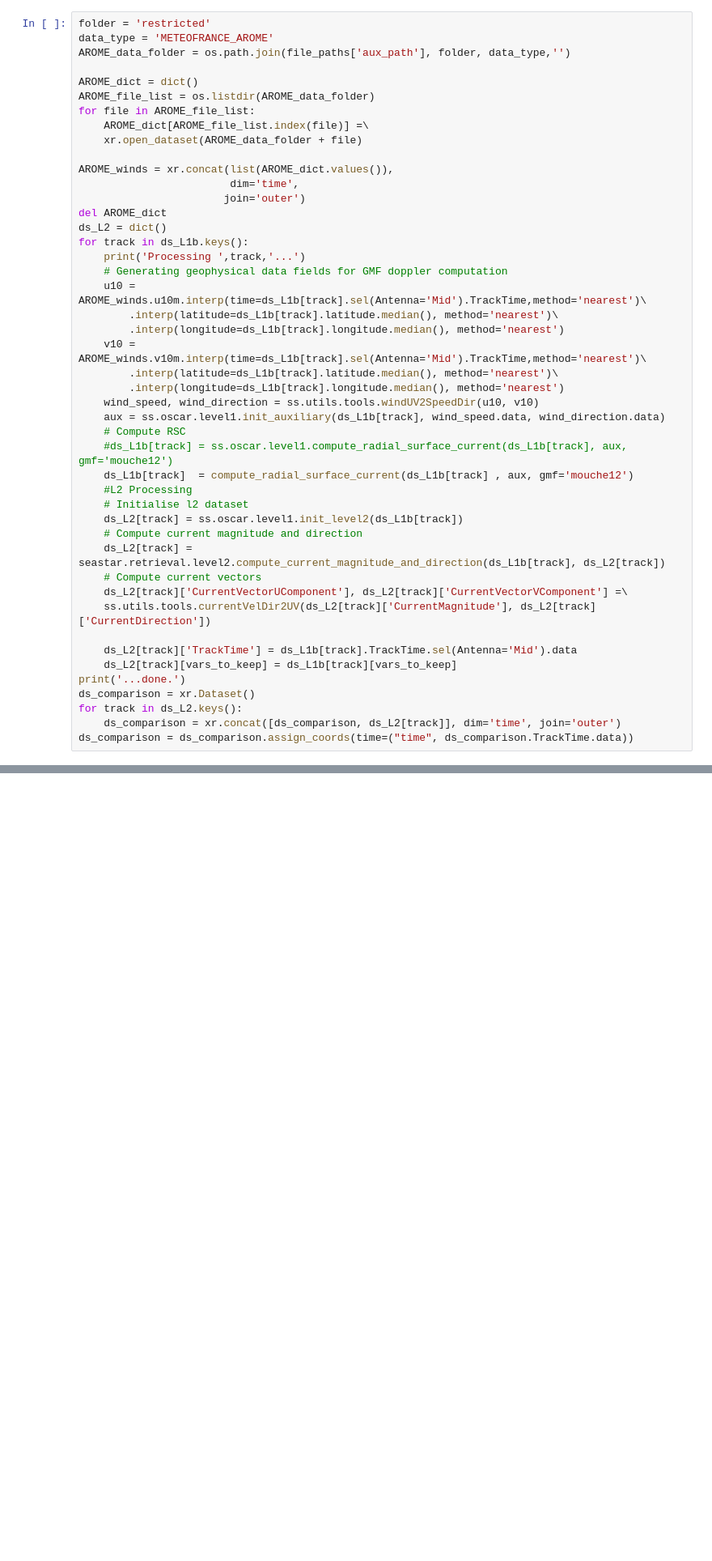
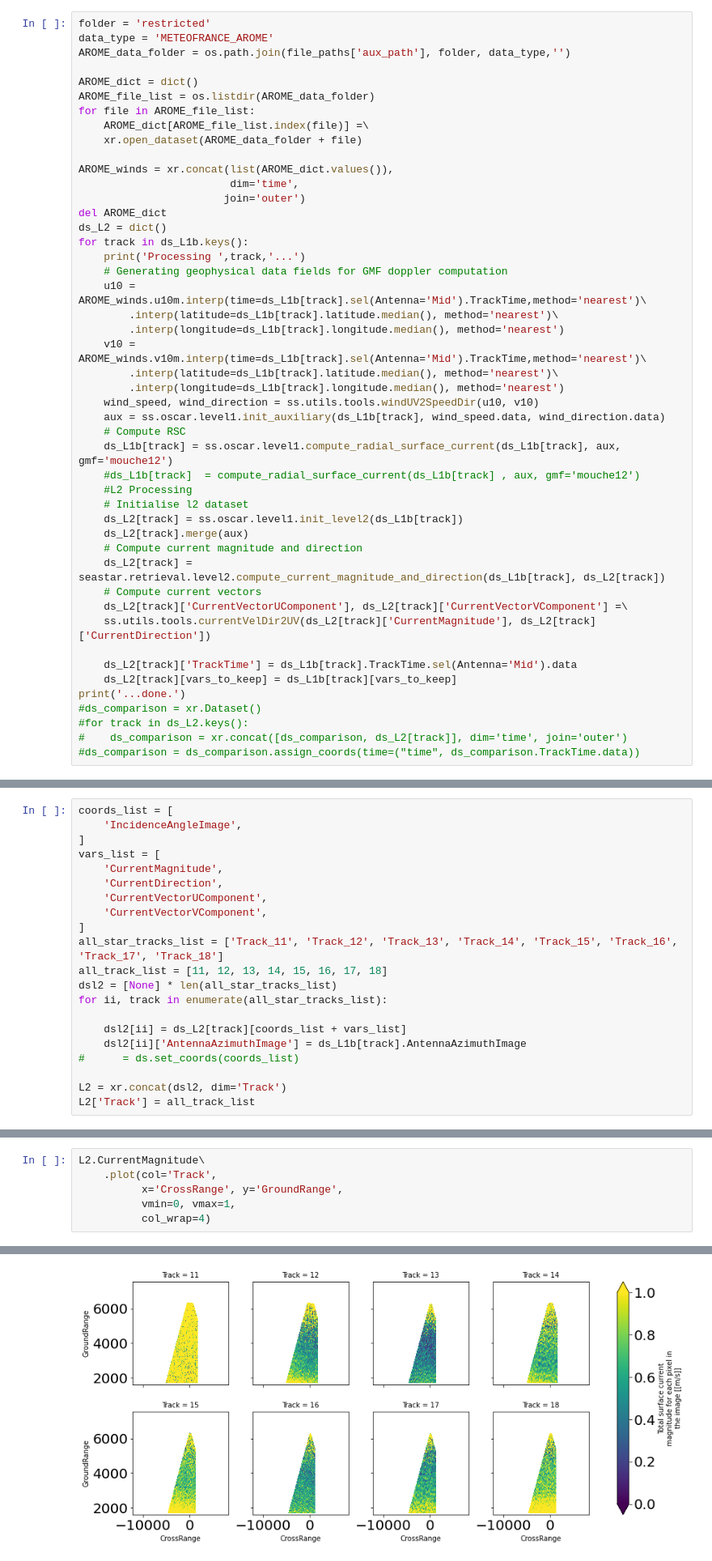
Before and after one commit to ACHMartin/seastar_project, a Jupyter notebook: OSCAR_validation.ipynb, the cells around one changed output, grey strips where cells are left out. Shown at 81% size. Drawn from its saved outputs; the diff is of its cells as text; blank space fills up the shorter version.

```diff
--- a/OSCAR_validation.ipynb
+++ b/OSCAR_validation.ipynb
@@ -234,11 +181,12 @@ for track in ds_L1b.keys():
     wind_speed, wind_direction = ss.utils.tools.windUV2SpeedDir(u10, v10)
     aux = ss.oscar.level1.init_auxiliary(ds_L1b[track], wind_speed.data, wind_direction.data)
     # Compute RSC
-    #ds_L1b[track] = ss.oscar.level1.compute_radial_surface_current(ds_L1b[track], aux, gmf='mouche12')
-    ds_L1b[track]  = compute_radial_surface_current(ds_L1b[track] , aux, gmf='mouche12')
+    ds_L1b[track] = ss.oscar.level1.compute_radial_surface_current(ds_L1b[track], aux, gmf='mouche12')
+    #ds_L1b[track]  = compute_radial_surface_current(ds_L1b[track] , aux, gmf='mouche12')
     #L2 Processing
     # Initialise l2 dataset
     ds_L2[track] = ss.oscar.level1.init_level2(ds_L1b[track])
+    ds_L2[track].merge(aux)
     # Compute current magnitude and direction
     ds_L2[track] = seastar.retrieval.level2.compute_current_magnitude_and_direction(ds_L1b[track], ds_L2[track])
     # Compute current vectors
@@ -248,8 +196,8 @@ for track in ds_L1b.keys():
     ds_L2[track]['TrackTime'] = ds_L1b[track].TrackTime.sel(Antenna='Mid').data
     ds_L2[track][vars_to_keep] = ds_L1b[track][vars_to_keep]
 print('...done.')
-ds_comparison = xr.Dataset()
-for track in ds_L2.keys():
-    ds_comparison = xr.concat([ds_comparison, ds_L2[track]], dim='time', join='outer')
-ds_comparison = ds_comparison.assign_coords(time=("time", ds_comparison.TrackTime.data))
+#ds_comparison = xr.Dataset()
+#for track in ds_L2.keys():
+#    ds_comparison = xr.concat([ds_comparison, ds_L2[track]], dim='time', join='outer')
+#ds_comparison = ds_comparison.assign_coords(time=("time", ds_comparison.TrackTime.data))
 # %% [output]
@@ -264,0 +252,21 @@ Processing  Track_18 ...
+# %%
+coords_list = [
+    'IncidenceAngleImage',
+]
+vars_list = [
+    'CurrentMagnitude',
+    'CurrentDirection',
+    'CurrentVectorUComponent',
+    'CurrentVectorVComponent',
+]
+all_star_tracks_list = ['Track_11', 'Track_12', 'Track_13', 'Track_14', 'Track_15', 'Track_16', 'Track_17', 'Track_18']
+all_track_list = [11, 12, 13, 14, 15, 16, 17, 18]
+dsl2 = [None] * len(all_star_tracks_list)
+for ii, track in enumerate(all_star_tracks_list):
+
+    dsl2[ii] = ds_L2[track][coords_list + vars_list]
+    dsl2[ii]['AntennaAzimuthImage'] = ds_L1b[track].AntennaAzimuthImage
+#      = ds.set_coords(coords_list)
+
+L2 = xr.concat(dsl2, dim='Track')
+L2['Track'] = all_track_list
@@ -264,0 +283,7 @@ Processing  Track_18 ...
+# %%
+L2.CurrentMagnitude\
+    .plot(col='Track',
+          x='CrossRange', y='GroundRange',
+          vmin=0, vmax=1,
+          col_wrap=4)
+# %% [output]
@@ -264,0 +291 @@ Processing  Track_18 ...
+[figure, added]
```
Also changed, not shown: parts of 21 cells of this notebook.
